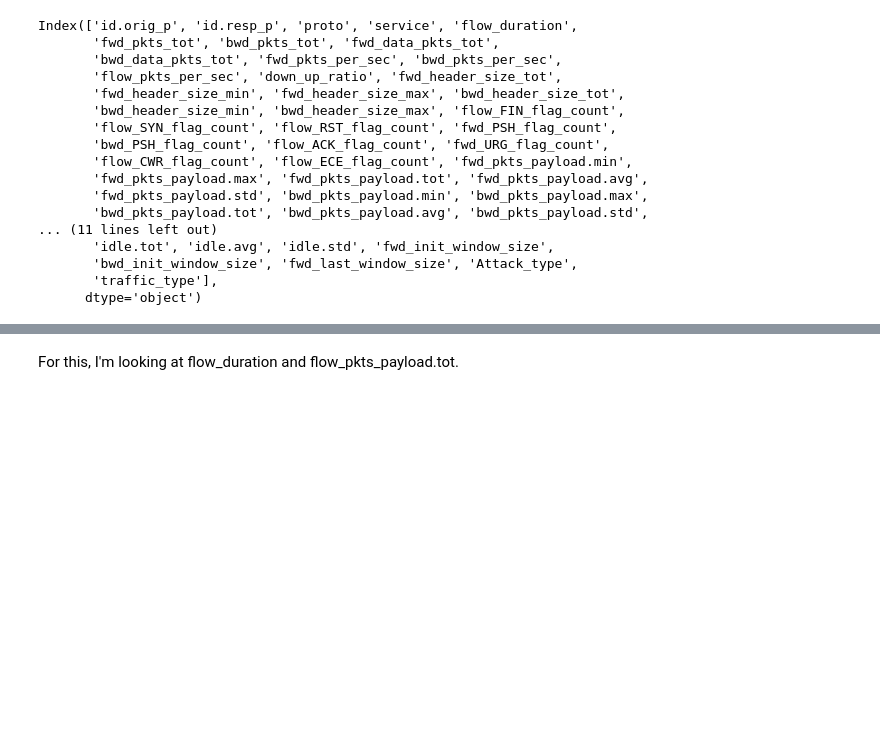
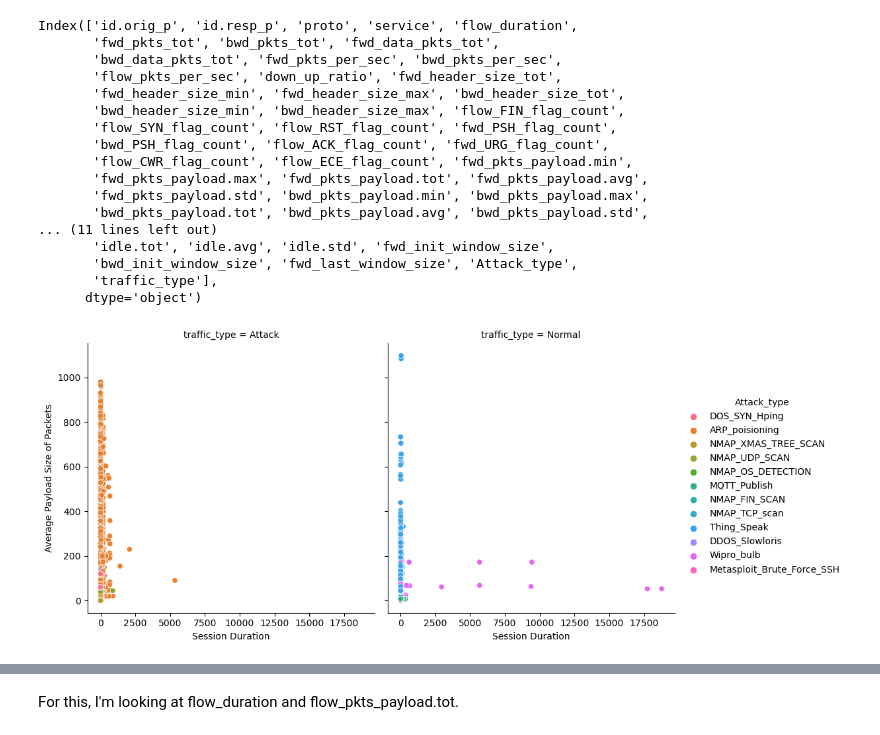
Before and after one commit to Michael-Nelson361/RT-IOT2022, a Jupyter notebook: explore.ipynb, the cells around one changed output, grey strips where cells are left out. Drawn from its saved outputs; the diff is of its cells as text; code cells hidden in the pictures; blank space fills up the shorter version.

```diff
--- a/explore.ipynb
+++ b/explore.ipynb
@@ -56,3 +52,16 @@ Index(['id.orig_p', 'id.resp_p', 'proto', 'service', 'flow_duration',
        'bwd_init_window_size', 'fwd_last_window_size', 'Attack_type',
        'traffic_type'],
       dtype='object')
+# %%
+sns.relplot(
+    data=train,
+    x='flow_duration',
+    y='flow_pkts_payload.avg',
+    hue='Attack_type',
+    kind='scatter',
+    col='traffic_type'
+).set_axis_labels("Session Duration", "Average Payload Size of Packets")
+
+plt.show()
+# %% [output]
+[figure, added]
```
Also changed, not shown: parts of 13 cells of this notebook.
